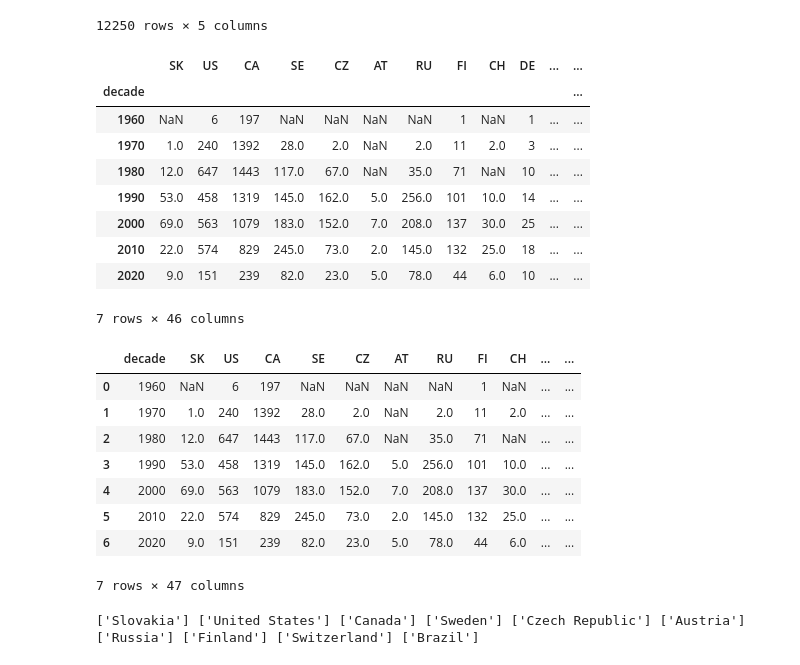
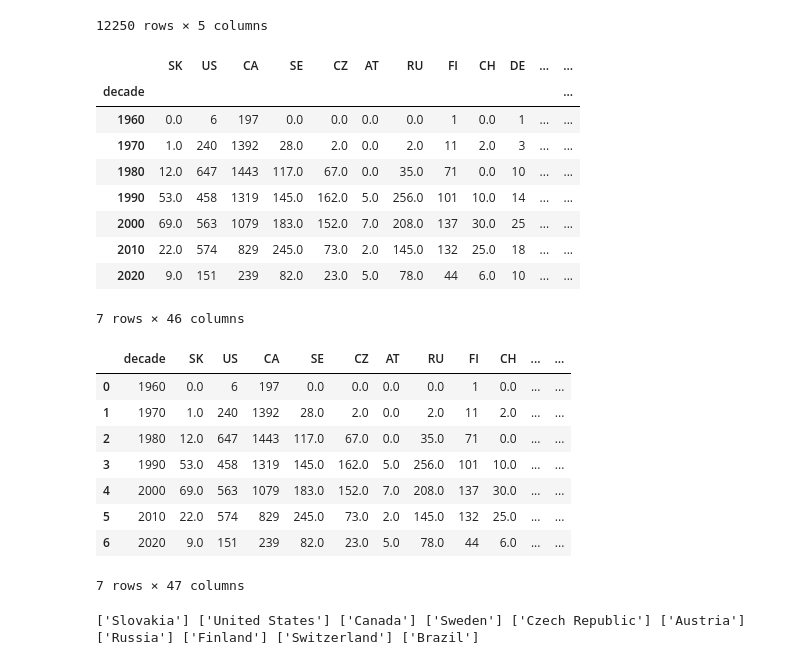
Before and after one commit to samwallach7/Project1-DELTS, a Jupyter notebook: nhldraft.ipynb, the cells around one changed output. Drawn from its saved outputs; the diff is of its cells as text; code cells hidden in the pictures.

```diff
--- a/nhldraft.ipynb
+++ b/nhldraft.ipynb
@@ -231,33 +223,36 @@ nhl_draft_n
 # %%
 #create a dataframe to see the nhl draft count per country
 nhl_draft_df2 = nhl_draft_df.loc[:, ["id", "year", "team", "player", "nationality"]]
 nhl_draft_df2
 #Extract the decade from the year column
 nhl_draft_df2['decade'] = (nhl_draft_df2['year'] // 10) * 10
 
 #4 loop to get the count
 nationalities = ['SK', 'US', 'CA', 'SE', 'CZ', 'AT', 'RU', 'FI', 'CH', 'DE', 'LV',
        'PL', 'BY', 'GB', 'KZ', 'NO', 'UA', 'UZ', 'DK', 'AU', 'TH', 'JM',
        'FR', 'SI', 'BE', 'NL', 'CN', 'LT', 'IT', 'NG', 'EE', 'JP',
        'ME', 'HU', 'YU', 'BS', 'BR', 'TZ', 'BN', 'KR', 'ZA', 'SU', 'HT',
        'TW', 'PY', 'VE']
 result_dict = {}
 
 for nationality in nationalities:
 
     counts_per_decades = nhl_draft_df2[nhl_draft_df2["nationality"] == nationality].groupby("decade").size()
     result_dict[nationality] = counts_per_decades
     # Convert the result to a DataFrame
 result_df2 = pd.DataFrame(result_dict)
 
+#replace the NAN to O
+result_df2.fillna(0, inplace=True)
+
 # Display the resulting DataFrame
 result_df2.head(7)
 # %% [output]
 |  | SK | US | CA | SE | CZ | AT | RU | FI | CH | DE | ... | ... |
 | decade |  |  |  |  |  |  |  |  |  |  |  | ... |
-| 1960 | NaN | 6 | 197 | NaN | NaN | NaN | NaN | 1 | NaN | 1 | ... | ... |
-| 1970 | 1.0 | 240 | 1392 | 28.0 | 2.0 | NaN | 2.0 | 11 | 2.0 | 3 | ... | ... |
-| 1980 | 12.0 | 647 | 1443 | 117.0 | 67.0 | NaN | 35.0 | 71 | NaN | 10 | ... | ... |
+| 1960 | 0.0 | 6 | 197 | 0.0 | 0.0 | 0.0 | 0.0 | 1 | 0.0 | 1 | ... | ... |
+| 1970 | 1.0 | 240 | 1392 | 28.0 | 2.0 | 0.0 | 2.0 | 11 | 2.0 | 3 | ... | ... |
+| 1980 | 12.0 | 647 | 1443 | 117.0 | 67.0 | 0.0 | 35.0 | 71 | 0.0 | 10 | ... | ... |
 | 1990 | 53.0 | 458 | 1319 | 145.0 | 162.0 | 5.0 | 256.0 | 101 | 10.0 | 14 | ... | ... |
 | 2000 | 69.0 | 563 | 1079 | 183.0 | 152.0 | 7.0 | 208.0 | 137 | 30.0 | 25 | ... | ... |
 | 2010 | 22.0 | 574 | 829 | 245.0 | 73.0 | 2.0 | 145.0 | 132 | 25.0 | 18 | ... | ... |
@@ -269,9 +264,9 @@ result_df3 = result_df2.reset_index()
 result_df3
 # %% [output]
 |  | decade | SK | US | CA | SE | CZ | AT | RU | FI | CH | ... | ... |
-| 0 | 1960 | NaN | 6 | 197 | NaN | NaN | NaN | NaN | 1 | NaN | ... | ... |
-| 1 | 1970 | 1.0 | 240 | 1392 | 28.0 | 2.0 | NaN | 2.0 | 11 | 2.0 | ... | ... |
-| 2 | 1980 | 12.0 | 647 | 1443 | 117.0 | 67.0 | NaN | 35.0 | 71 | NaN | ... | ... |
+| 0 | 1960 | 0.0 | 6 | 197 | 0.0 | 0.0 | 0.0 | 0.0 | 1 | 0.0 | ... | ... |
+| 1 | 1970 | 1.0 | 240 | 1392 | 28.0 | 2.0 | 0.0 | 2.0 | 11 | 2.0 | ... | ... |
+| 2 | 1980 | 12.0 | 647 | 1443 | 117.0 | 67.0 | 0.0 | 35.0 | 71 | 0.0 | ... | ... |
 | 3 | 1990 | 53.0 | 458 | 1319 | 145.0 | 162.0 | 5.0 | 256.0 | 101 | 10.0 | ... | ... |
 | 4 | 2000 | 69.0 | 563 | 1079 | 183.0 | 152.0 | 7.0 | 208.0 | 137 | 30.0 | ... | ... |
 | 5 | 2010 | 22.0 | 574 | 829 | 245.0 | 73.0 | 2.0 | 145.0 | 132 | 25.0 | ... | ... |
```
Also changed, not shown: parts of 2 cells of this notebook.
